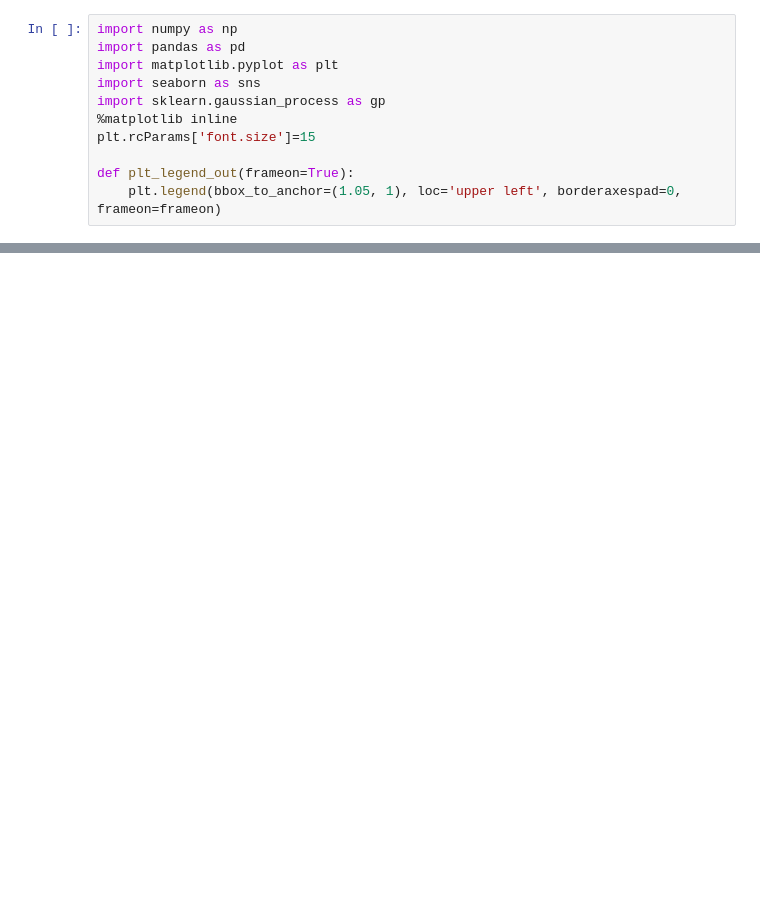
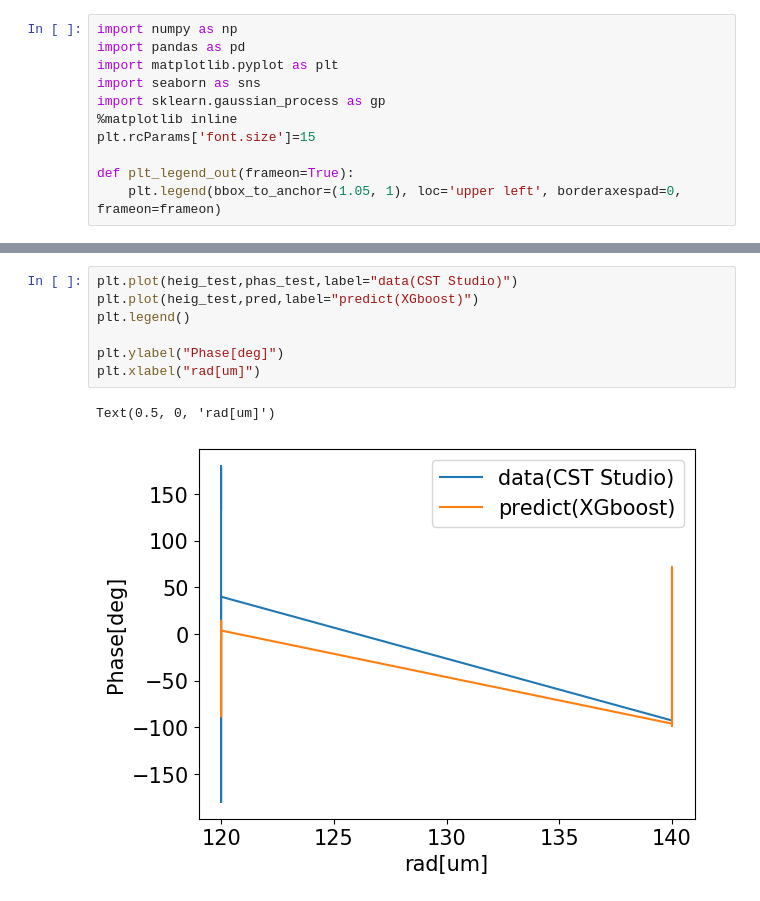
Before and after one commit to yuki-hakamada/UV_param_estimate, a Jupyter notebook: CST_file_processor.ipynb, the cells around one changed output, grey strips where cells are left out. Cells and saved outputs as stored; diff of their text form; blank space fills up the shorter version.

```diff
--- a/CST_file_processor.ipynb
+++ b/CST_file_processor.ipynb
@@ -239,0 +239,10 @@ plt.show()
+# %%
+plt.plot(heig_test,phas_test,label="data(CST Studio)")
+plt.plot(heig_test,pred,label="predict(XGboost)")
+plt.legend()
+
+plt.ylabel("Phase[deg]")
+plt.xlabel("rad[um]")
+# %% [output]
+Text(0.5, 0, 'rad[um]')
+[figure, added]
```
Also changed, not shown: parts of 9 cells of this notebook, 1 other file.
